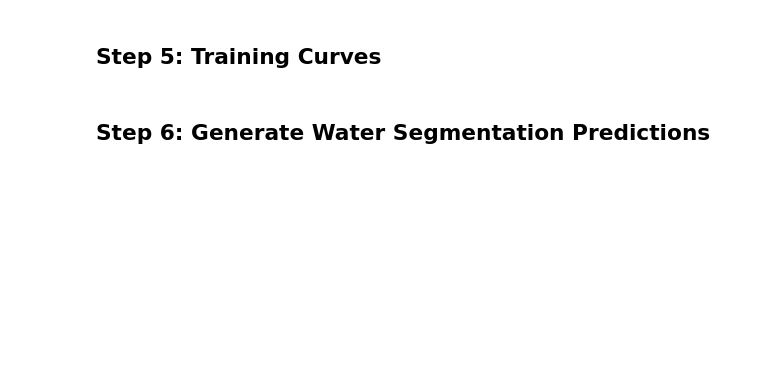
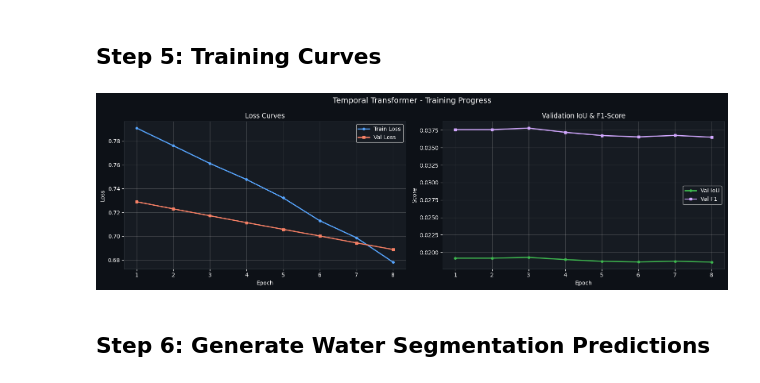
Before and after one commit to Impana2305/Sar-Spatiotemporal-Analysis, a Jupyter notebook: notebooks/07_Transformer.ipynb, the cells around one changed output. Cells and saved outputs as stored; diff of their text form; code cells hidden in the pictures; blank space fills up the shorter version.

```diff
--- a/notebooks/07_Transformer.ipynb
+++ b/notebooks/07_Transformer.ipynb
@@ -45,8 +50,8 @@ print(f'Using device: {device}')
 # %% [markdown]
 ## Step 2: Build Temporal Sequences
 # %%
-S1_DIR = '../' + config['data']['s1_dir']
-LABEL_DIR = '../' + config['data']['label_dir']
+S1_DIR = os.path.join(ROOT_DIR, config['data']['s1_dir'])
+LABEL_DIR = os.path.join(ROOT_DIR, config['data']['label_dir'])
 SEQ_LENGTH = config['data']['seq_length']
 TARGET_SIZE = tuple(config['data']['target_size'])
 
@@ -88,20 +97,14 @@ model = TemporalTransformerPredictor(
     dropout=config['model']['dropout_rate']
 ).to(device)
 
-# Load pretrained encoder
-encoder_path = '../models/encoder.pth'
+encoder_path = os.path.join(ROOT_DIR, 'models/encoder.pth')
 if os.path.exists(encoder_path):
     model.spatial_encoder.encoder.load_state_dict(torch.load(encoder_path, weights_only=True))
     print('Loaded pretrained spatial encoder weights!')
 else:
-    print('No pretrained encoder found — training from scratch')
+    print('No pretrained encoder found - training from scratch')
 
 total_params = sum(p.numel() for p in model.parameters())
 trainable   = sum(p.numel() for p in model.parameters() if p.requires_grad)
 print(f'\nTotal parameters: {total_params:,}')
 print(f'Trainable:        {trainable:,}')
-print(f'\nModel structure:')
-print(f'  Spatial Encoder: SpatialEncoder (pretrained)')
-print(f'  Feature Projection: {256*8*8} → {config["model"]["transformer_embed_dim"]}')
-print(f'  Transformer: {config["model"]["transformer_layers"]} layers, {config["model"]["transformer_heads"]} heads')
-print(f'  Decoder: ConvTranspose2d chain → [B, 2, 256, 256]')
@@ -112,7 +120,8 @@ criterion = nn.CrossEntropyLoss(ignore_index=-1)
 optimizer = torch.optim.Adam(model.parameters(), lr=config['training']['temporal_lr'])
 scheduler = ReduceLROnPlateau(optimizer, mode='max', factor=0.5, patience=3)
 
-os.makedirs('../models', exist_ok=True)
+models_dir = os.path.join(ROOT_DIR, 'models')
+os.makedirs(models_dir, exist_ok=True)
 
 train_losses, val_losses, val_ious, val_f1s = [], [], [], []
 best_iou = 0.0
@@ -160,13 +169,12 @@ for epoch in range(NUM_EPOCHS):
 
     scheduler.step(iou)
 
-    print(f'Epoch [{epoch+1}/{NUM_EPOCHS}] '
-          f'Train Loss: {train_loss:.4f} | Val Loss: {val_loss:.4f} | '
-          f'IoU: {iou:.4f} | F1: {f1:.4f} | Acc: {acc:.4f}')
+    print(f'Epoch [{epoch+1}/{NUM_EPOCHS}] Train Loss: {train_loss:.4f} | Val Loss: {val_loss:.4f} | '
+          f'IoU: {iou:.4f} | F1: {f1:.4f}')
 
     if iou > best_iou:
         best_iou = iou
-        torch.save(model.state_dict(), '../models/best_temporal_model.pth')
+        torch.save(model.state_dict(), os.path.join(models_dir, 'best_temporal_model.pth'))
         patience_counter = 0
     else:
         patience_counter += 1
@@ -175,4 +183,3 @@ for epoch in range(NUM_EPOCHS):
             break
 
 print(f'\nBest Val IoU: {best_iou:.4f}')
-print('Model saved to ../models/best_temporal_model.pth')
@@ -181,28 +201,30 @@ print('Model saved to ../models/best_temporal_model.pth')
 # %%
 epochs_range = range(1, len(train_losses)+1)
 
 fig, axes = plt.subplots(1, 2, figsize=(16, 5))
-fig.suptitle('Temporal Transformer — Training Progress', fontsize=14, color='white')
+fig.suptitle('Temporal Transformer - Training Progress', fontsize=14, color='white')
 
 axes[0].plot(epochs_range, train_losses, '#58a6ff', linewidth=2, label='Train Loss', marker='o', ms=4)
 axes[0].plot(epochs_range, val_losses, '#f78166', linewidth=2, label='Val Loss', marker='s', ms=4)
 axes[0].set_xlabel('Epoch')
-axes[0].set_ylabel('Cross-Entropy Loss')
+axes[0].set_ylabel('Loss')
 axes[0].set_title('Loss Curves')
 axes[0].legend()
 axes[0].grid(True, alpha=0.3)
 
 axes[1].plot(epochs_range, val_ious, '#3fb950', linewidth=2, label='Val IoU', marker='o', ms=4)
 axes[1].plot(epochs_range, val_f1s,  '#d2a8ff', linewidth=2, label='Val F1',  marker='s', ms=4)
 axes[1].set_xlabel('Epoch')
 axes[1].set_ylabel('Score')
 axes[1].set_title('Validation IoU & F1-Score')
 axes[1].legend()
 axes[1].grid(True, alpha=0.3)
 
 plt.tight_layout()
-plt.savefig('../data/transformer_training.png', dpi=120, bbox_inches='tight', facecolor='#0d1117')
+plt.savefig(os.path.join(ROOT_DIR, 'data/transformer_training.png'), dpi=120, bbox_inches='tight', facecolor='#0d1117')
 plt.show()
+# %% [output]
+[figure, added]
 # %% [markdown]
 ## Step 6: Generate Water Segmentation Predictions
 # %%
```
Also changed, not shown: parts of 8 cells of this notebook, 23 other files.
